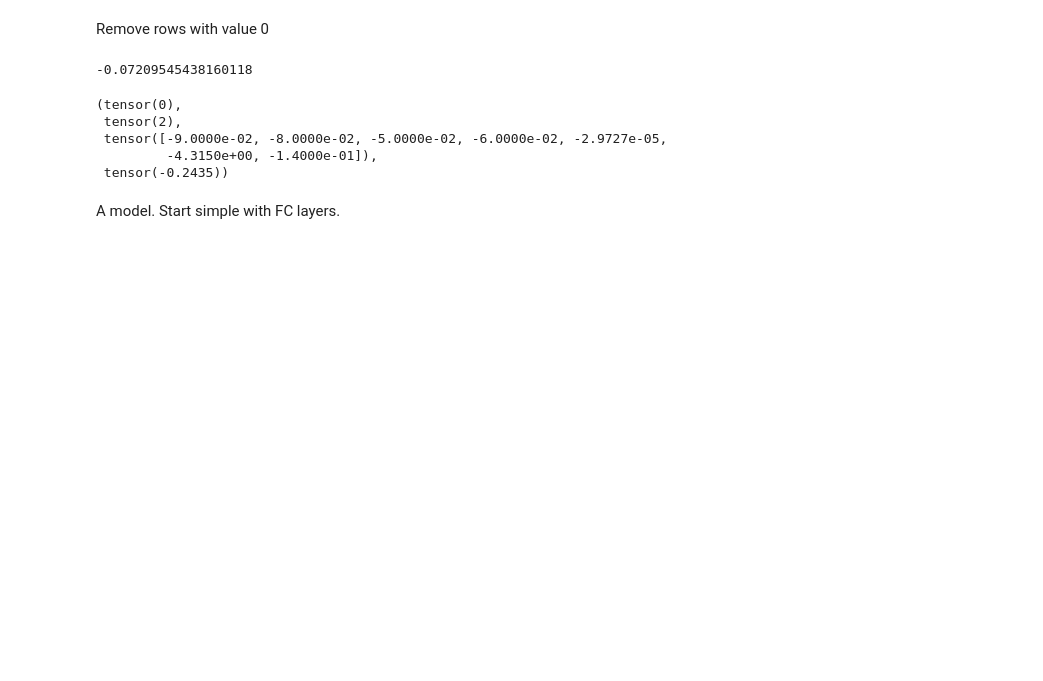
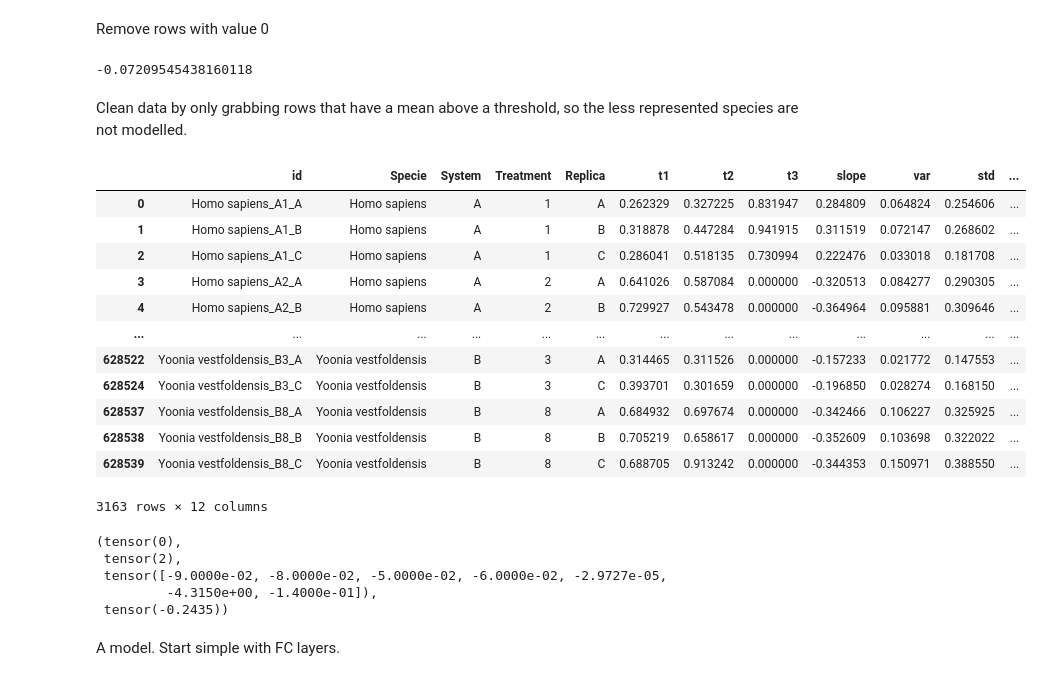
Before and after one commit to Haradai/BioBytes_Uib_Datathon2023, a Jupyter notebook: dl.ipynb, the cells around one changed output. Drawn from its saved outputs; the diff is of its cells as text; code cells hidden in the pictures; blank space fills up the shorter version.

```diff
--- a/dl.ipynb
+++ b/dl.ipynb
@@ -44,6 +44,26 @@ species_df = species_df[species_df["slope"] != 0.0]
 species_df["slope"].mean()
 # %% [output]
 -0.07209545438160118
+# %% [markdown]
+Clean data by only grabbing rows that have a mean above a threshold, so the less represented species are not modelled.
+# %%
+thr = 0.2
+species_df = species_df[species_df["mean"] >= thr]
+species_df
+# %% [output]
+|  | id | Specie | System | Treatment | Replica | t1 | t2 | t3 | slope | var | std | ... |
+| 0 | Homo sapiens_A1_A | Homo sapiens | A | 1 | A | 0.262329 | 0.327225 | 0.831947 | 0.284809 | 0.064824 | 0.254606 | ... |
+| 1 | Homo sapiens_A1_B | Homo sapiens | A | 1 | B | 0.318878 | 0.447284 | 0.941915 | 0.311519 | 0.072147 | 0.268602 | ... |
+| 2 | Homo sapiens_A1_C | Homo sapiens | A | 1 | C | 0.286041 | 0.518135 | 0.730994 | 0.222476 | 0.033018 | 0.181708 | ... |
+| 3 | Homo sapiens_A2_A | Homo sapiens | A | 2 | A | 0.641026 | 0.587084 | 0.000000 | -0.320513 | 0.084277 | 0.290305 | ... |
+| 4 | Homo sapiens_A2_B | Homo sapiens | A | 2 | B | 0.729927 | 0.543478 | 0.000000 | -0.364964 | 0.095881 | 0.309646 | ... |
+| ... | ... | ... | ... | ... | ... | ... | ... | ... | ... | ... | ... | ... |
+| 628522 | Yoonia vestfoldensis_B3_A | Yoonia vestfoldensis | B | 3 | A | 0.314465 | 0.311526 | 0.000000 | -0.157233 | 0.021772 | 0.147553 | ... |
+| 628524 | Yoonia vestfoldensis_B3_C | Yoonia vestfoldensis | B | 3 | C | 0.393701 | 0.301659 | 0.000000 | -0.196850 | 0.028274 | 0.168150 | ... |
+| 628537 | Yoonia vestfoldensis_B8_A | Yoonia vestfoldensis | B | 8 | A | 0.684932 | 0.697674 | 0.000000 | -0.342466 | 0.106227 | 0.325925 | ... |
+| 628538 | Yoonia vestfoldensis_B8_B | Yoonia vestfoldensis | B | 8 | B | 0.705219 | 0.658617 | 0.000000 | -0.352609 | 0.103698 | 0.322022 | ... |
+| 628539 | Yoonia vestfoldensis_B8_C | Yoonia vestfoldensis | B | 8 | C | 0.688705 | 0.913242 | 0.000000 | -0.344353 | 0.150971 | 0.388550 | ... |
+3163 rows × 12 columns
 # %%
 columns =["TAN_DF","NO2_DF","TAN_DGS","NO2_DGS","TAN_removal_biocarrier","co2_mgl","h2s_ugl"]
 # %%
```
Also changed, not shown: parts of 5 cells of this notebook, 18 other files.
